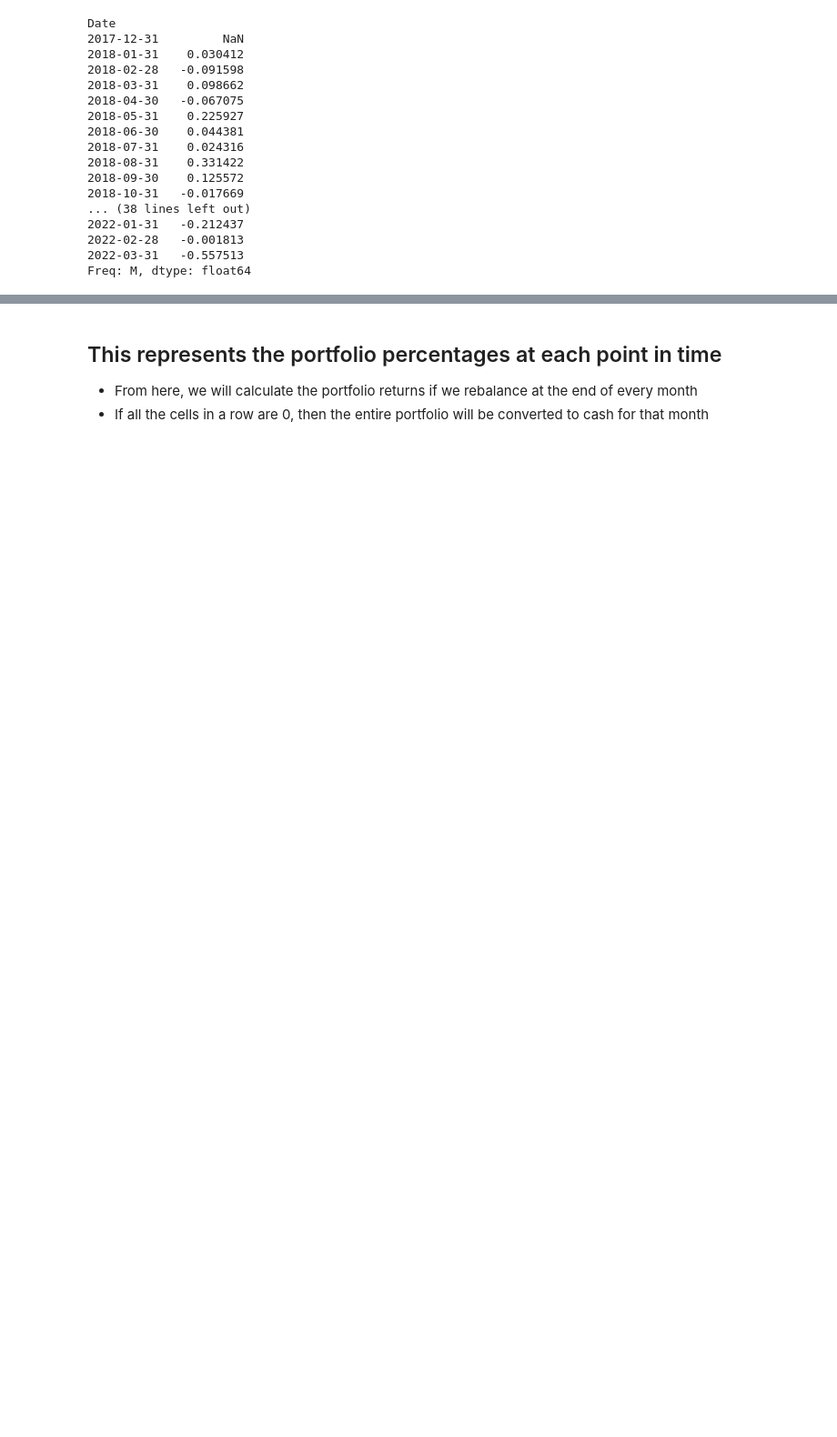
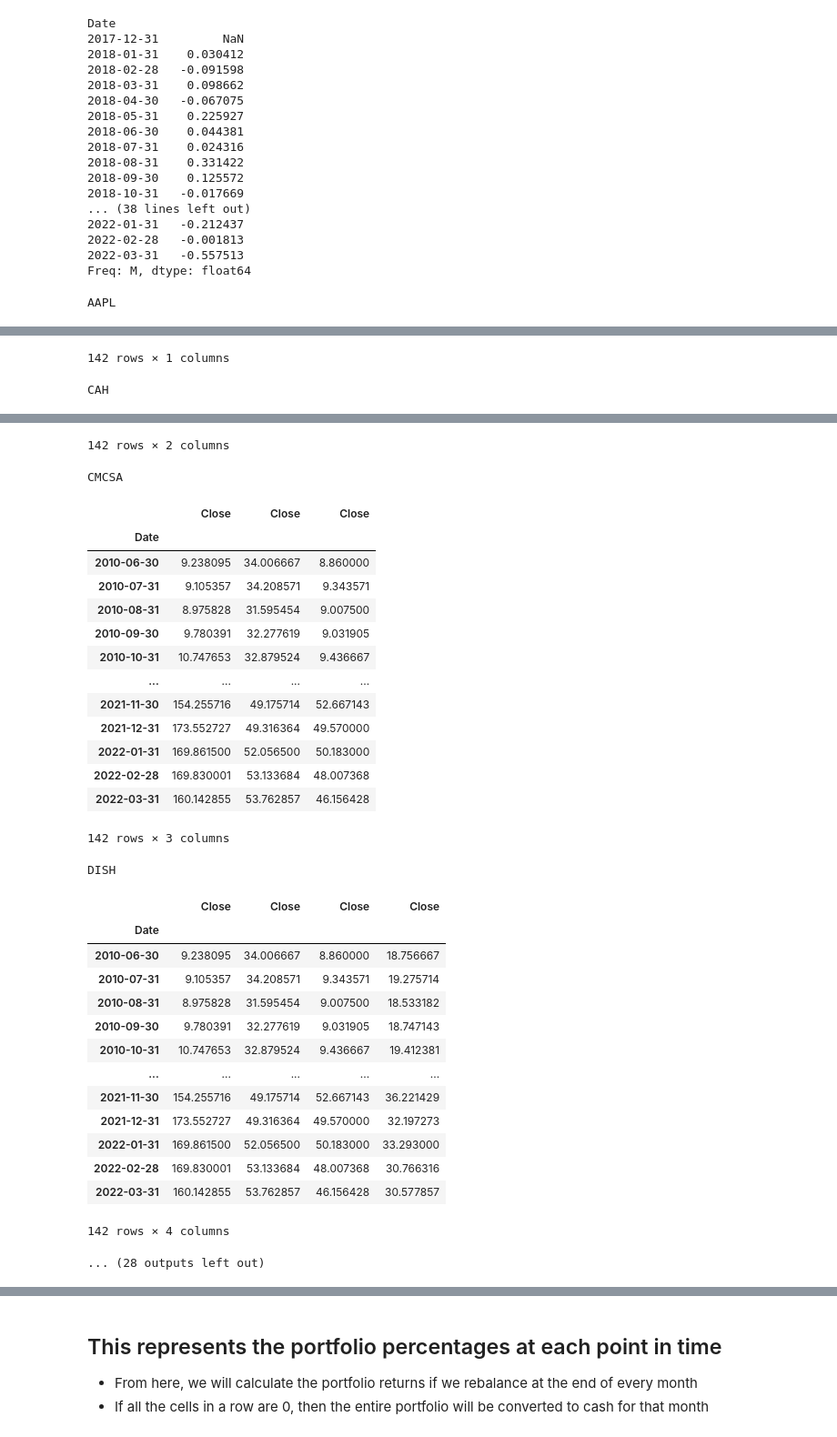
Before and after one commit to Royleong31/Stock-Portfolio-Optimiser, a Jupyter notebook: arima/after ratio calculation-2.ipynb, the cells around one changed output, grey strips where cells are left out. Shown at 91% size. Cells and saved outputs as stored; diff of their text form; code cells hidden in the pictures; blank space fills up the shorter version.

```diff
--- a/arima/after ratio calculation-2.ipynb
+++ b/arima/after ratio calculation-2.ipynb
@@ -761,10 +795,14 @@ def get_ratio(name):
 # %%
 stock_list=["AAPL", "CAH", "CMCSA", "DISH", "GOOG", "HSY", "JNJ", "JPM", "K", "MA", "NFLX", "UL", "WBA"]
 everything = pd.DataFrame()
+prices = pd.DataFrame()
 for ns in stock_list:
     print(ns)
-    temp=get_ratio(ns)
-    everything = pd.concat([everything, temp], axis=1).reindex(temp.index)
+    temp1, temp2 = get_ratio(ns)
+    everything = pd.concat([everything, temp1], axis=1).reindex(temp1.index)
+    prices = pd.concat([prices, temp2], axis=1).reindex(temp2.index)
     everything.rename(columns={'0': ns}, inplace=True)
-    display(everything)
 everything.columns = ["AAPL", "CAH", "CMCSA", "DISH", "GOOG", "HSY", "JNJ", "JPM", "K", "MA", "NFLX", "UL", "WBA"]
+prices.columns = ["AAPL", "CAH", "CMCSA", "DISH", "GOOG", "HSY", "JNJ", "JPM", "K", "MA", "NFLX", "UL", "WBA"]
+# %% [output]
+AAPL
@@ -770,0 +822,2 @@ everything.columns = ["AAPL", "CAH", "CMCSA", "DISH", "GOOG", "HSY", "JNJ", "JPM
+142 rows × 1 columns
+CAH
@@ -771,2 +837,34 @@ everything.columns = ["AAPL", "CAH", "CMCSA", "DISH", "GOOG", "HSY", "JNJ", "JPM
+142 rows × 2 columns
+CMCSA
+|  | Close | Close | Close |
+| Date |  |  |  |
+| 2010-06-30 | 9.238095 | 34.006667 | 8.860000 |
+| 2010-07-31 | 9.105357 | 34.208571 | 9.343571 |
+| 2010-08-31 | 8.975828 | 31.595454 | 9.007500 |
+| 2010-09-30 | 9.780391 | 32.277619 | 9.031905 |
+| 2010-10-31 | 10.747653 | 32.879524 | 9.436667 |
+| ... | ... | ... | ... |
+| 2021-11-30 | 154.255716 | 49.175714 | 52.667143 |
+| 2021-12-31 | 173.552727 | 49.316364 | 49.570000 |
+| 2022-01-31 | 169.861500 | 52.056500 | 50.183000 |
+| 2022-02-28 | 169.830001 | 53.133684 | 48.007368 |
+| 2022-03-31 | 160.142855 | 53.762857 | 46.156428 |
+142 rows × 3 columns
+DISH
+|  | Close | Close | Close | Close |
+| Date |  |  |  |  |
+| 2010-06-30 | 9.238095 | 34.006667 | 8.860000 | 18.756667 |
+| 2010-07-31 | 9.105357 | 34.208571 | 9.343571 | 19.275714 |
+| 2010-08-31 | 8.975828 | 31.595454 | 9.007500 | 18.533182 |
+| 2010-09-30 | 9.780391 | 32.277619 | 9.031905 | 18.747143 |
+| 2010-10-31 | 10.747653 | 32.879524 | 9.436667 | 19.412381 |
+| ... | ... | ... | ... | ... |
+| 2021-11-30 | 154.255716 | 49.175714 | 52.667143 | 36.221429 |
+| 2021-12-31 | 173.552727 | 49.316364 | 49.570000 | 32.197273 |
+| 2022-01-31 | 169.861500 | 52.056500 | 50.183000 | 33.293000 |
+| 2022-02-28 | 169.830001 | 53.133684 | 48.007368 | 30.766316 |
+| 2022-03-31 | 160.142855 | 53.762857 | 46.156428 | 30.577857 |
+142 rows × 4 columns
+... (28 outputs left out)
 # %%
 display(everything)
```
Also changed, not shown: parts of 19 cells of this notebook.
